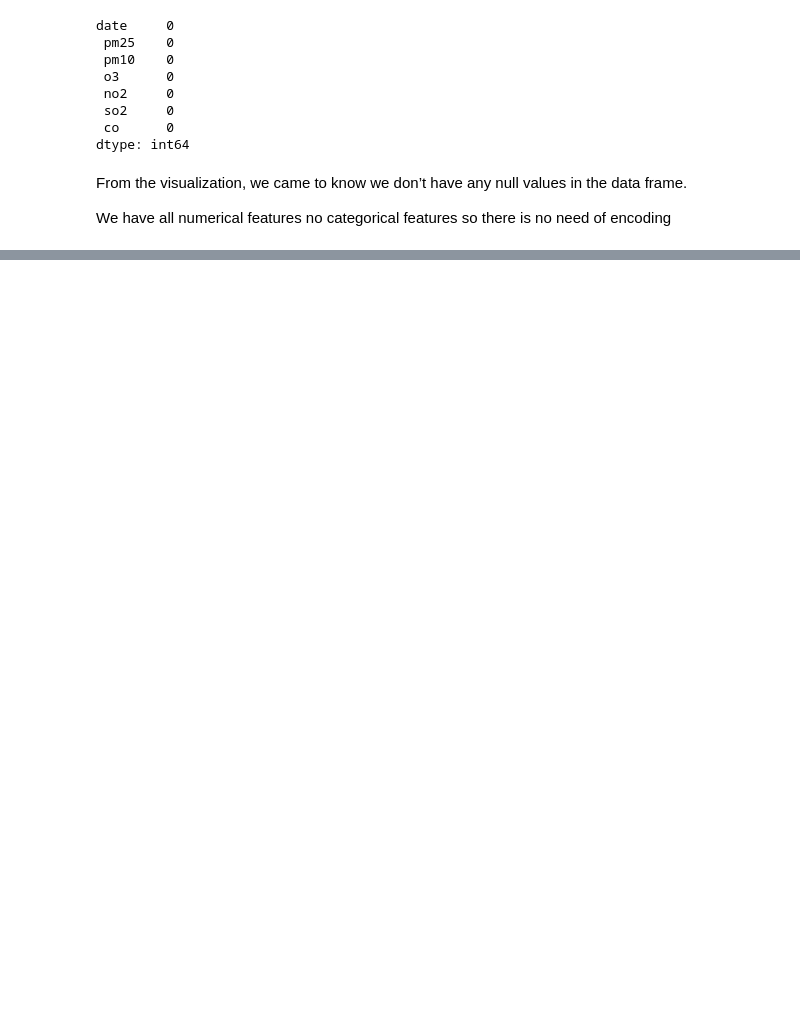
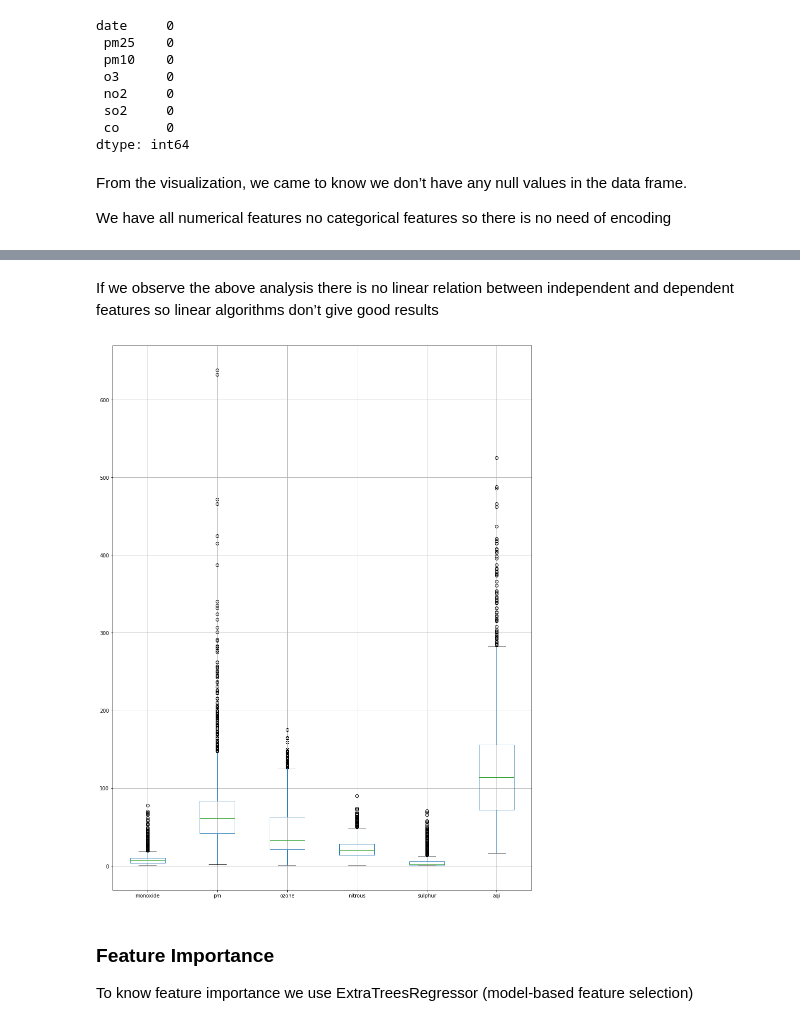
Before and after one commit to RiyaParikh0112/AQI-Prediction-Service, a Jupyter notebook: aqi-prediction-service.ipynb, the cells around one changed output, grey strips where cells are left out. Cells and saved outputs as stored; diff of their text form; code cells hidden in the pictures; blank space fills up the shorter version.

Commit message:
Feature Extraction

```diff
--- a/aqi-prediction-service.ipynb
+++ b/aqi-prediction-service.ipynb
@@ -55,0 +122,9 @@ We have all numerical features no categorical features so there is no need of en
+# %% [markdown]
+If we observe the above analysis there is no linear relation between independent and dependent features so linear algorithms don’t give good results
+# %%
+#Checking Outliers
+plt.figure(figsize=(15, 20))
+data.boxplot(column=['monoxide','pm','ozone','nitrous','sulphur','aqi'])
+plt.show()
+# %% [output]
+[figure, added]
@@ -55,0 +133,3 @@ We have all numerical features no categorical features so there is no need of en
+# %% [markdown]
+### Feature Importance
+To know feature importance we use ExtraTreesRegressor (model-based feature selection)
```
Also changed, not shown: parts of 15 cells of this notebook.
